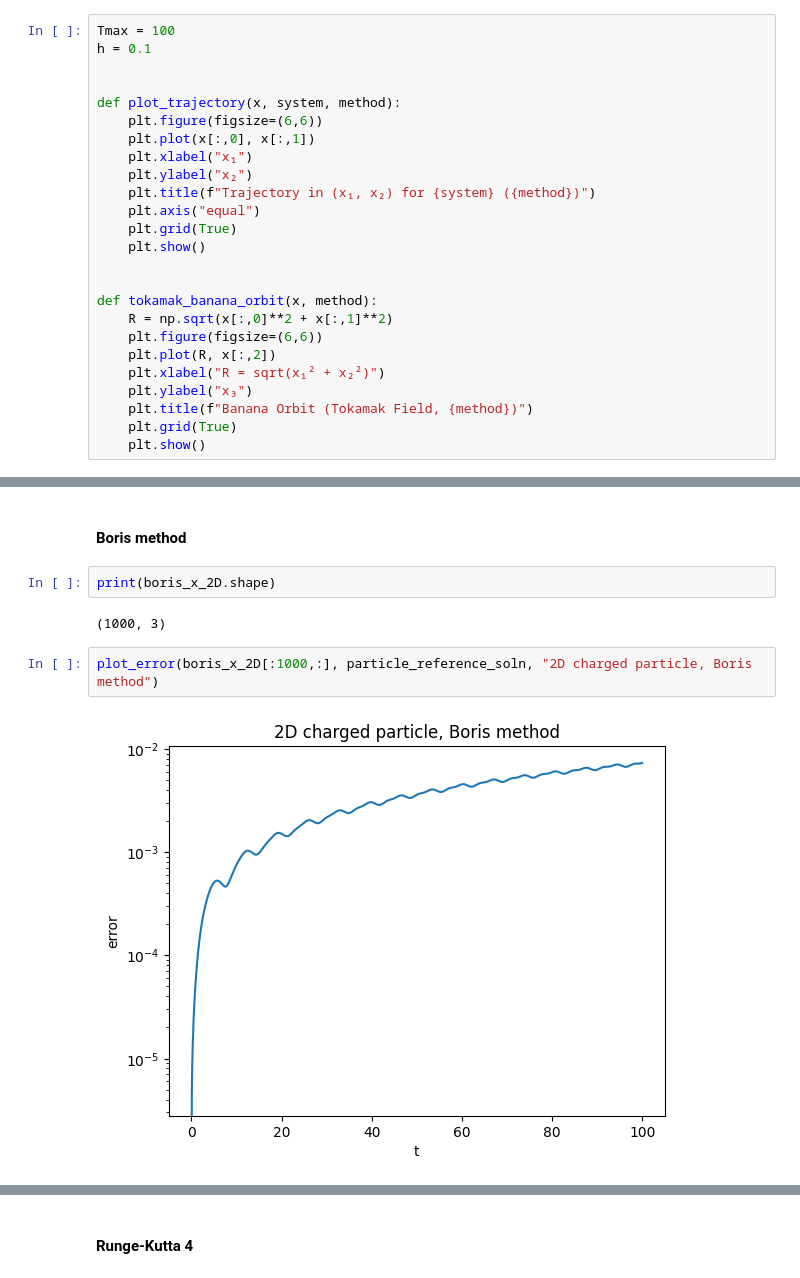
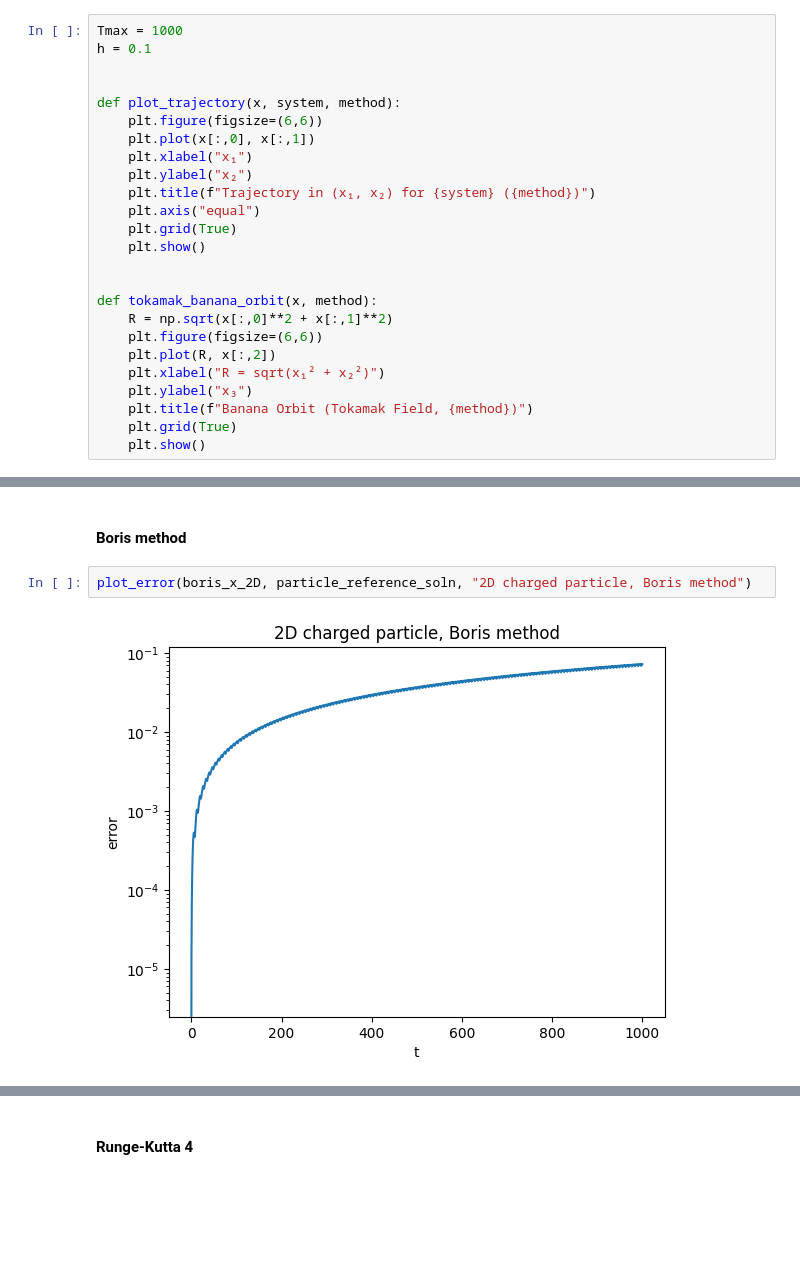
Before and after one commit to DonSheddow/TMA4215-project2, a Jupyter notebook: main.ipynb, the cells around one changed output, grey strips where cells are left out. Saved outputs shown, nothing was run; the diff lists cells and outputs as text; blank space fills up the shorter version.

```diff
--- a/main.ipynb
+++ b/main.ipynb
@@ -199,7 +198,7 @@ def fourth_order_multistep(x0, v0, B, A, A_diff, gradU, h, Tmax):
 # %% [markdown]
 ## Trajectory plots
 # %%
-Tmax = 100
+Tmax = 1000
 h = 0.1
 
 
@@ -302,12 +301,8 @@ def plot_error(x, reference, title):
     plt.show()
 # %% [markdown]
 #### Boris method
-# %%
-print(boris_x_2D.shape)
-# %% [output]
-(1000, 3)
 # %%
-plot_error(boris_x_2D[:1000,:], particle_reference_soln, "2D charged particle, Boris method")
+plot_error(boris_x_2D, particle_reference_soln, "2D charged particle, Boris method")
 # %% [output]
-[figure, old version]
+[figure, new version]
 # %%
```
Also changed, not shown: parts of 23 cells of this notebook.
